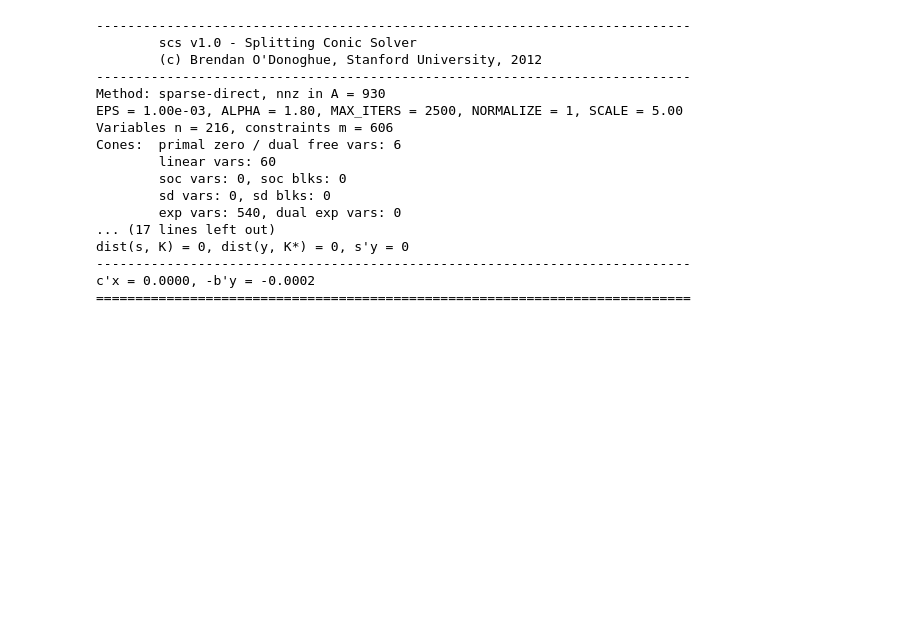
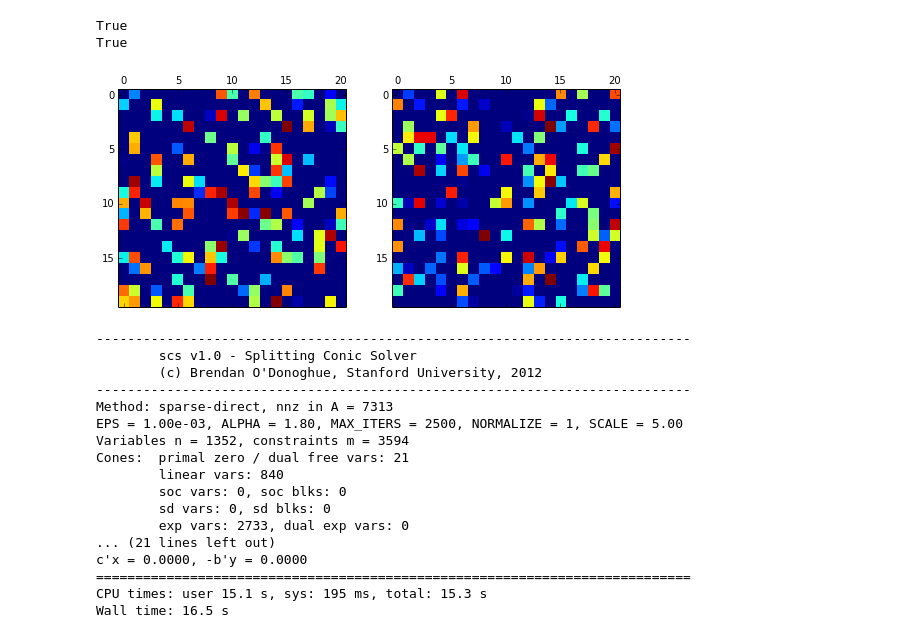
Before and after one commit to ajfriend/cvxpy_examples, a Jupyter notebook: market_eq.ipynb, the cells around one changed output. Drawn from its saved outputs; the diff is of its cells as text; code cells hidden in the pictures; blank space fills up the shorter version.

```diff
--- a/market_eq.ipynb
+++ b/market_eq.ipynb
@@ -6,34 +146,64 @@ B = rand(m,n)
+# %%
+import scipy.sparse as sp
+
+np.random.seed(17)
+m = 20
+n = 21
+
+A = sp.rand(m, 1.2*n, density=0.3).toarray()
+B = sp.rand(m, 1.2*n, density=0.3).toarray()
+
+A = A[:,0:n]
+B = B[:,0:n]
+
+fig = plt.figure(figsize=(9,9))
+ax1 = plt.subplot(121)
+ax2 = plt.subplot(122)
+ax1.matshow(A)
+ax2.matshow(B)
+
+def checkMat(A):
+    return np.all((A > 0).sum(axis=0) > 0) and np.all((A > 0).sum(axis=1) > 0)
+
+print checkMat(A)
+print checkMat(B)
+# %% [output]
+True
+True
+[figure, added]
 # %%
-# E = cvx.hstack(*[phi for i in range(phi.size[0])])
-# E = cvx.mul_elemwise(A,B*cvx.exp(E - E.T))
-import cvxpy as cvx
+%%time
 x = cvx.Variable(m,n)
 phi = cvx.Variable(n)
 
 lhs = cvx.mul_elemwise(A,x)
 lhs = sum(lhs[:,i] for i in range(n))
 
-objective = 0
-constraints = [x >= 0, sum(x[i,:] for i in range(x.size[0])).T == B.sum(axis=0)] + [lhs[i] >= A[i,j]*sum(B[i,k]*cvx.exp(phi[k]-phi[j]) for k in range(n)) for i in range(m) for j in range(n)]
+constr = [x >= 0, sum(x[i,:] for i in range(m)).T == B.sum(axis=0) ]
 
-objective = cvx.Minimize(objective)
-prob = cvx.Problem(objective,constraints)
+constr += [x[i,:]*A[i,:] >= A[i,j]*sum(B[i,k]*cvx.exp(phi[k]-phi[j]) for k in range(n)) for i in range(m) for j in range(n)]
+
+prob = cvx.Problem(cvx.Minimize(0),constr)
 result = prob.solve(solver=cvx.SCS, verbose=True)
+
+x = np.array(x.value)
+phi = np.array(phi.value).flatten()
+y = polish(x,B)
 # %% [output]
 ----------------------------------------------------------------------------
         scs v1.0 - Splitting Conic Solver
         (c) Brendan O'Donoghue, Stanford University, 2012
 ----------------------------------------------------------------------------
-Method: sparse-direct, nnz in A = 930
+Method: sparse-direct, nnz in A = 7313
 EPS = 1.00e-03, ALPHA = 1.80, MAX_ITERS = 2500, NORMALIZE = 1, SCALE = 5.00
-Variables n = 216, constraints m = 606
-Cones:  primal zero / dual free vars: 6
-        linear vars: 60
+Variables n = 1352, constraints m = 3594
+Cones:  primal zero / dual free vars: 21
+        linear vars: 840
         soc vars: 0, soc blks: 0
         sd vars: 0, sd blks: 0
-        exp vars: 540, dual exp vars: 0
-... (17 lines left out)
-dist(s, K) = 0, dist(y, K*) = 0, s'y = 0
-----------------------------------------------------------------------------
-c'x = 0.0000, -b'y = -0.0002
+        exp vars: 2733, dual exp vars: 0
+... (21 lines left out)
+c'x = 0.0000, -b'y = 0.0000
 ============================================================================
+CPU times: user 15.1 s, sys: 195 ms, total: 15.3 s
+Wall time: 16.5 s
```
Also changed, not shown: parts of 23 cells of this notebook.
